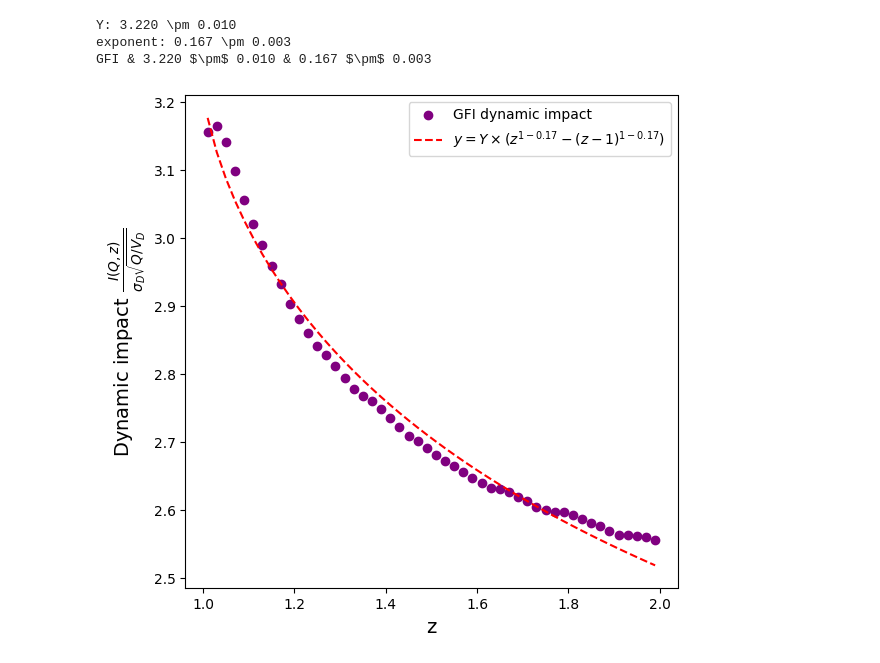
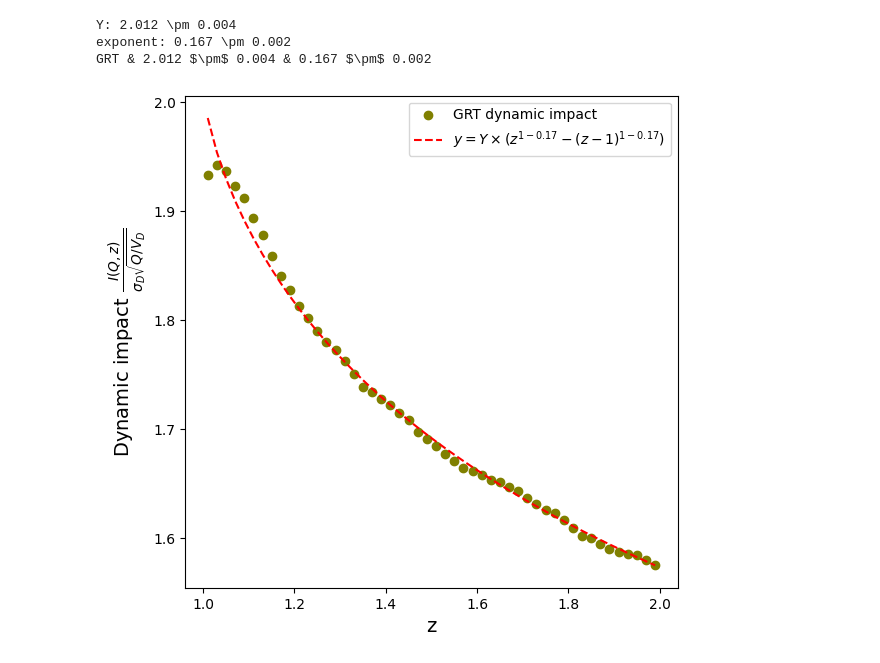
Before and after one commit to EzraGoliath/Metaorder-modelling-and-identification-Msc-thesis-, a Jupyter notebook: Plotting_notebooks/calibration_results_BMLL.ipynb, the cells around one changed output. Saved outputs shown, nothing was run; the diff lists cells and outputs as text; code cells hidden in the pictures.

```diff
--- a/Plotting_notebooks/calibration_results_BMLL.ipynb
+++ b/Plotting_notebooks/calibration_results_BMLL.ipynb
@@ -242,7 +240,7 @@ for ticker, stock_data in stocks.items():
                     f'data/metaorders/{exchange}/calibrated/{trader_participation_distribution}/{config}')
 # %%
 trader_participation_distribution = 'power'
-config = 'metaorder'
+config = 'LMF'
 exchange = 'XJSE'
 files = b2.list_files(path = f'data/metaorders/{exchange}/calibrated/{trader_participation_distribution}/{config}')
 
@@ -330,5 +267,5 @@ GRT & 2025 & 500 & 44 & 4.32 & 2.00 & 1.52 & 0.49 & 0.12 & 0.73 & 0.13 & 0.58 &
 # %%
-ticker   = 'GFI'
+ticker   = 'GRT'
 exchange = 'XJSE'
 
 b2.get_file(f'data/trades/top_250/{ticker}_{exchange}.parquet')
@@ -381,6 +318,6 @@ if ticker == 'GFI':
 # %%
 %%time
 metaorders = metaorder.metaorder_data(stock, group = group, N = N, trader_participation_distribution = trader_participation_distribution, delta = delta)
-executions = metaorder.execution_data(stock, group = group, N = N, trader_participation_distribution = trader_participation_distribution, delta = delta, min_num_child_orders = 5)
-decays     = metaorder.decay_data(stock, group = group, N = N, trader_participation_distribution = trader_participation_distribution, delta = delta, min_num_child_orders = 5)
+executions = metaorder.execution_data(stock, group = group, N = N, trader_participation_distribution = trader_participation_distribution, delta = delta, min_num_child_orders = 3)
+decays     = metaorder.decay_data(stock, group = group, N = N, trader_participation_distribution = trader_participation_distribution, delta = delta, min_num_child_orders = 3)
 # %% [output]
@@ -653,38 +590,38 @@ fitted_curve = decay_model(z_fit, beta_est, Y_est)
 
 n   = len(z_fit)
 p   = len(params)          # number of parameters (2 here)
 dof = n - p                # degrees of freedom
 
 alpha = 0.05               # 95% CI
 tval  = t.ppf(1 - alpha / 2, dof)
 se    = np.sqrt(np.diag(covariance))
 interval_half_widths = tval * se[0], tval * se[1]
 
 print(f'Y: {Y_est:.3f} \\pm {se[1]:.3f}')
 print(f'exponent: {beta_est:.3f} \\pm {se[0]:.3f}')
 print(f'{ticker} & {Y_est:.3f} $\\pm$ {se[1]:.3f} & {beta_est:.3f} $\\pm$ {se[0]:.3f}')
 
 
 fig, ax = plt.subplots(figsize = (6, 6))
 
 ax.scatter(bin_mids, df['dynamical metaorder impact (binned)'], color = col, marker = 'o', label = f'{ticker} dynamic impact')
 ax.plot(z_fit, fitted_curve, color = 'red', linestyle = '--',
         label = rf'$y = Y\times\left(z^{{1-{beta_est:.2f}}} - \left(z-1\right)^{{1-{beta_est:.2f}}}\right)$')
 ax.set_xlabel(r'z', fontsize = 14)
 ax.set_ylabel(r'Dynamic impact $\frac{I(Q, z)}{\sigma_{D} \sqrt{Q/V_D}}$', fontsize = 14)
 ax.legend()
 
 ax.set_box_aspect(1)
 plt.tight_layout()
 
-#plt.savefig(f'{ticker}_{exchange}_{config}_calibrated_impact_decay.pdf')
-#b2.put_file(f'{ticker}_{exchange}_{config}_calibrated_impact_decay.pdf', f'figures_2/impact_decay/{exchange}/calibrated/{config}')
-#b2.get_file(f'figures_2/impact_decay/{exchange}/calibrated/{config}/{ticker}_{exchange}_{config}_calibrated_impact_decay.pdf')
+plt.savefig(f'{ticker}_{exchange}_{config}_calibrated_impact_decay.pdf')
+b2.put_file(f'{ticker}_{exchange}_{config}_calibrated_impact_decay.pdf', f'figures_2/impact_decay/{exchange}/calibrated/{config}')
+b2.get_file(f'figures_2/impact_decay/{exchange}/calibrated/{config}/{ticker}_{exchange}_{config}_calibrated_impact_decay.pdf')
 
 plt.show()
 # %% [output]
-Y: 3.220 \pm 0.010
-exponent: 0.167 \pm 0.003
-GFI & 3.220 $\pm$ 0.010 & 0.167 $\pm$ 0.003
+Y: 2.012 \pm 0.004
+exponent: 0.167 \pm 0.002
+GRT & 2.012 $\pm$ 0.004 & 0.167 $\pm$ 0.002
-[figure, old version]
+[figure, new version]
 # %%
```
Also changed, not shown: parts of 17 cells of this notebook.
